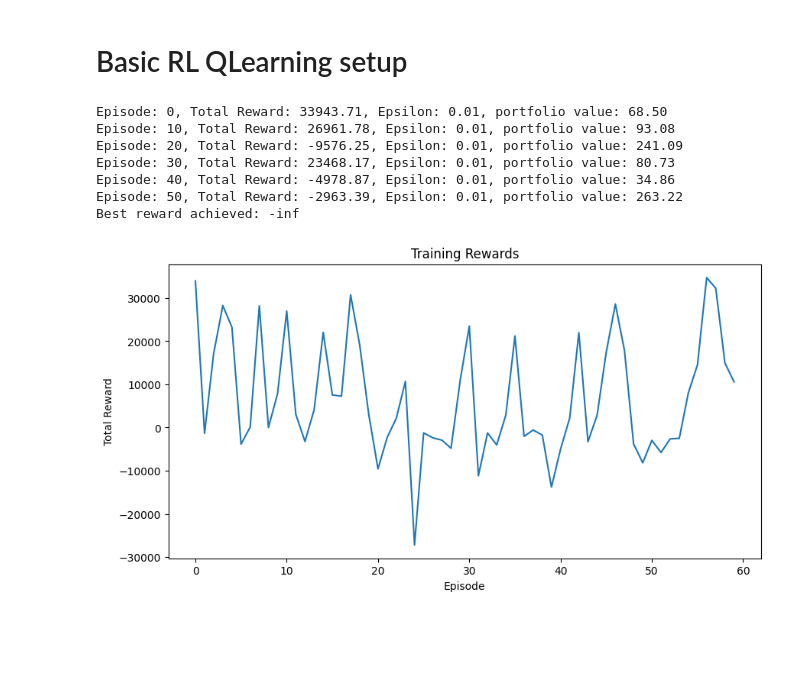
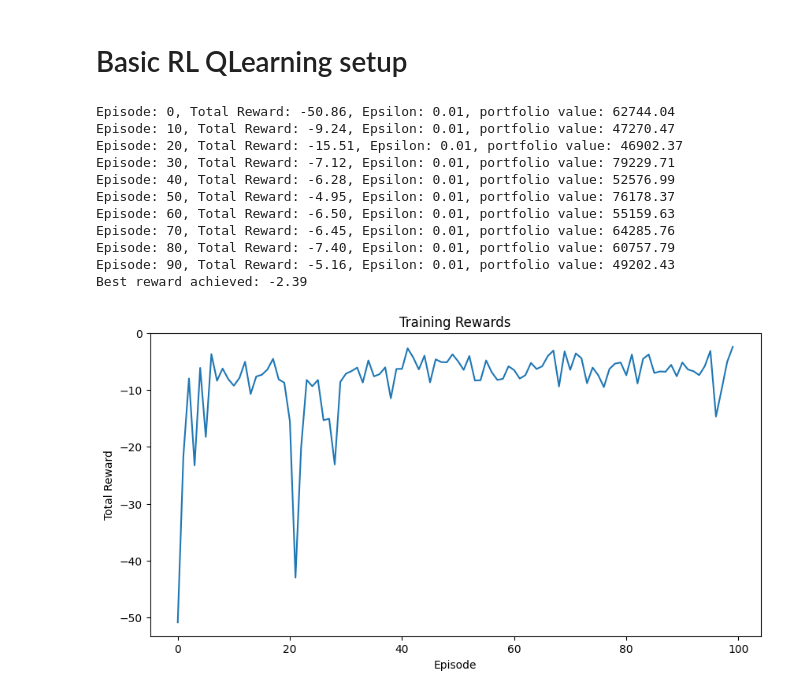
Before and after one commit to haydentbs/RL-Trading-Bot, a Jupyter notebook: stock_tracker.ipynb, the cells around one changed output. Saved outputs shown, nothing was run; the diff lists cells and outputs as text; code cells hidden in the pictures; blank space fills up the shorter version.

Commit message:
reward change

```diff
--- a/stock_tracker.ipynb
+++ b/stock_tracker.ipynb
@@ -11,7 +11,7 @@ import copy
 # %% [markdown]
 ## Import Data for TESLA ticker
 # %%
-tesla = yf.Ticker("TSLA")
+tesla = yf.Ticker("CSCO")
 
 tesla_data = tesla.history(period='5y')
 
@@ -335,7 +469,7 @@ class DQNAgent:
         self.epsilon = max(self.epsilon_min, self.epsilon * self.epsilon_decay)
 
 # Training loop
-def train_agent_with_best(env, agent, episodes=60):
+def train_agent_with_best(env, agent, episodes=100):
     rewards_history = []
     best_reward = float('-inf')
     best_portfolio_value = float('-inf')
@@ -359,47 +493,61 @@ def train_agent_with_best(env, agent, episodes=60):
         rewards_history.append(total_reward)
 
         # Save the best model
-        if info['balance'] > best_portfolio_value:
-            best_portfolio_value = info['balance']
+        if info['portfolio_value'] > best_portfolio_value:
+            best_portfolio_value = info['portfolio_value']
             best_state_dict = copy.deepcopy(agent.policy_net.state_dict())
 
+        if total_reward > best_reward:
+            best_reward = total_reward
+            best_state_dict = copy.deepcopy(agent.policy_net.state_dict())
+
+        if info['portfolio_value'] > best_portfolio_value:
+            best_portfolio_value = info['portfolio_value']
+            best_portfolio_state_dict = copy.deepcopy(agent.policy_net.state_dict())
+
         if episode % 10 == 0:
-            print(f"Episode: {episode}, Total Reward: {total_reward:.2f}, Epsilon: {agent.epsilon:.2f}, portfolio value: {info['balance']:.2f}")
+            print(f"Episode: {episode}, Total Reward: {total_reward:.2f}, Epsilon: {agent.epsilon:.2f}, portfolio value: {info['portfolio_value']:.2f}")
             agent.target_net.load_state_dict(agent.policy_net.state_dict())
 
     # Load the best model
     agent.policy_net.load_state_dict(best_state_dict)
     agent.target_net.load_state_dict(best_state_dict)
+
+
 
     return rewards_history, best_reward
 
 
 
 # Train and get the best model
 env = StockTradingEnv(df)
 state_size = env.observation_space.shape[0]
 action_size = env.action_space.nvec.prod()
 agent = DQNAgent(state_size, action_size, env)
 
 rewards, best_reward = train_agent_with_best(env, agent)
 print(f"Best reward achieved: {best_reward:.2f}")
 
 # Plot training results
 plt.figure(figsize=(10, 5))
 plt.plot(rewards)
 plt.title('Training Rewards')
 plt.xlabel('Episode')
 plt.ylabel('Total Reward')
 plt.show()
 # %% [output]
-Episode: 0, Total Reward: 33943.71, Epsilon: 0.01, portfolio value: 68.50
-Episode: 10, Total Reward: 26961.78, Epsilon: 0.01, portfolio value: 93.08
-Episode: 20, Total Reward: -9576.25, Epsilon: 0.01, portfolio value: 241.09
-Episode: 30, Total Reward: 23468.17, Epsilon: 0.01, portfolio value: 80.73
-Episode: 40, Total Reward: -4978.87, Epsilon: 0.01, portfolio value: 34.86
-Episode: 50, Total Reward: -2963.39, Epsilon: 0.01, portfolio value: 263.22
-Best reward achieved: -inf
+Episode: 0, Total Reward: -50.86, Epsilon: 0.01, portfolio value: 62744.04
+Episode: 10, Total Reward: -9.24, Epsilon: 0.01, portfolio value: 47270.47
+Episode: 20, Total Reward: -15.51, Epsilon: 0.01, portfolio value: 46902.37
+Episode: 30, Total Reward: -7.12, Epsilon: 0.01, portfolio value: 79229.71
+Episode: 40, Total Reward: -6.28, Epsilon: 0.01, portfolio value: 52576.99
+Episode: 50, Total Reward: -4.95, Epsilon: 0.01, portfolio value: 76178.37
+Episode: 60, Total Reward: -6.50, Epsilon: 0.01, portfolio value: 55159.63
+Episode: 70, Total Reward: -6.45, Epsilon: 0.01, portfolio value: 64285.76
+Episode: 80, Total Reward: -7.40, Epsilon: 0.01, portfolio value: 60757.79
+Episode: 90, Total Reward: -5.16, Epsilon: 0.01, portfolio value: 49202.43
+Best reward achieved: -2.39
-[figure, old version]
+[figure, new version]
 # %%
 def visualize_trades_with_benchmark(env, agent, df):
     # Run agent strategy
```
Also changed, not shown: parts of 7 cells of this notebook.
